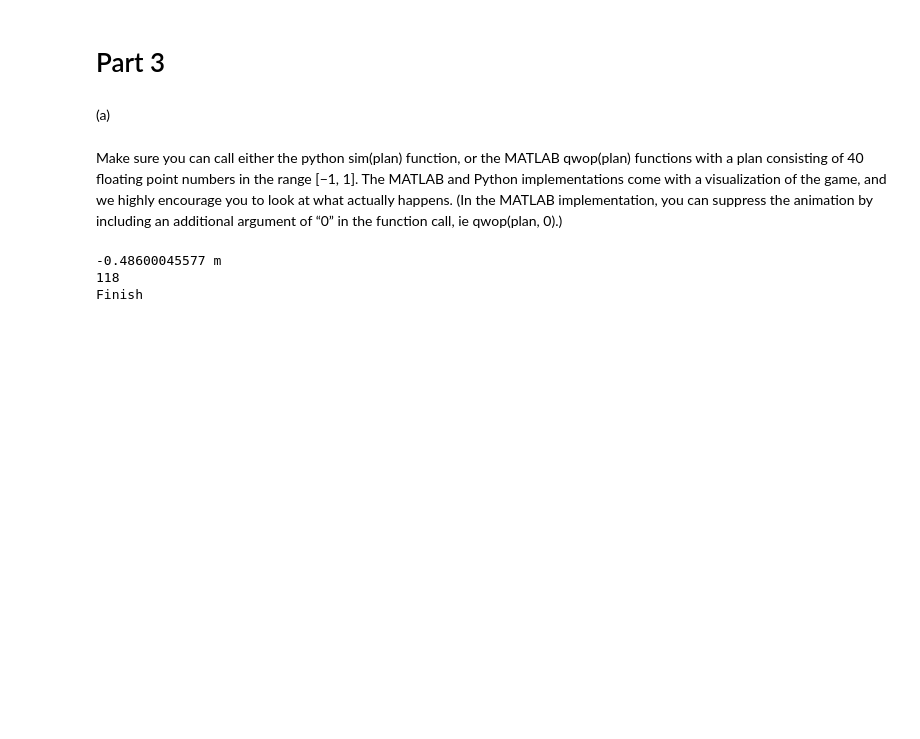
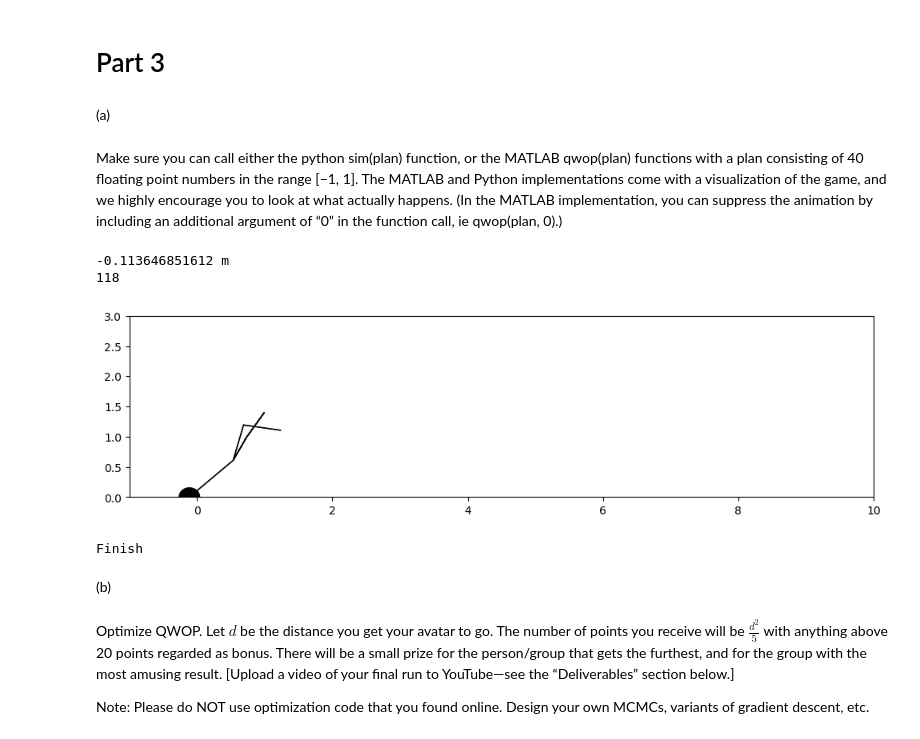
Before and after one commit to Skyraker2016/CS168, a Jupyter notebook: miniproject7/miniproject7.ipynb, the cells around one changed output. Cells and saved outputs as stored; diff of their text form; code cells hidden in the pictures; blank space fills up the shorter version.

```diff
--- a/miniproject7/miniproject7.ipynb
+++ b/miniproject7/miniproject7.ipynb
@@ -575,9 +560,20 @@ def draw_animate(plan):
 
     print("Finish")
 # %%
-plan = [random.uniform(-1,1) for i in range(40)]
+plan = np.random.uniform(-1, 1, size=(40,))
 draw_animate(plan)
 # %% [output]
--0.48600045577 m
+-0.113646851612 m
 118
-Finish
+[figure, added]
+Finish
+# %% [markdown]
+(b)
+# %% [markdown]
+Optimize QWOP. Let $d$ be the distance you get your avatar to go. The number of points
+you receive will be $\frac{d^2}{5}$ with anything above 20 points regarded as bonus. There will be a small prize
+for the person/group that gets the furthest, and for the group with the most amusing result. [Upload
+a video of your final run to YouTube—see the “Deliverables” section below.]
+
+Note: Please do NOT use optimization code that you found online. Design your own MCMCs, variants
+of gradient descent, etc.
```
Also changed, not shown: parts of 12 cells of this notebook, 1 other file.
